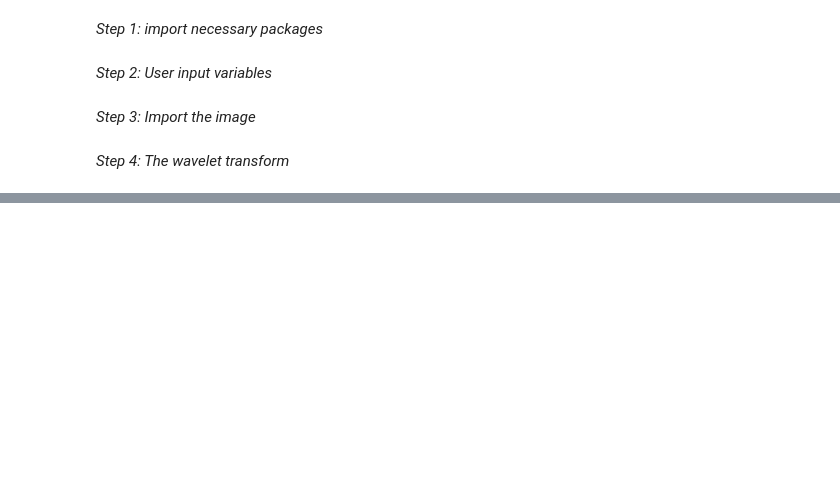
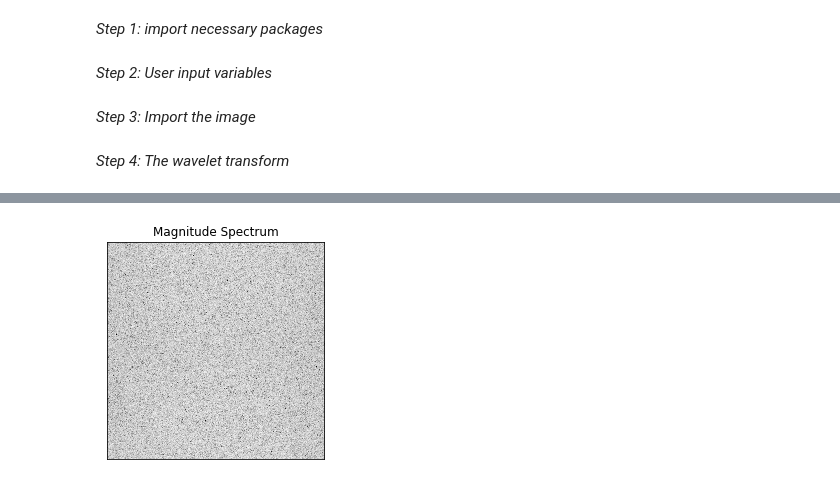
Before and after one commit to hhelmbre/Rockstar-Lifestyle, a Jupyter notebook: examples/Wavelets-for-funsies.ipynb, the cells around one changed output, grey strips where cells are left out. Saved outputs shown, nothing was run; the diff lists cells and outputs as text; code cells hidden in the pictures; blank space fills up the shorter version.

```diff
--- a/examples/Wavelets-for-funsies.ipynb
+++ b/examples/Wavelets-for-funsies.ipynb
@@ -28,0 +69,6 @@ image = np.array(g)
+# %%
+m_spec = ft.Magnitude_Spectrum(LH)
+# %%
+ft.Plot_M_Spec(m_spec)
+# %% [output]
+[figure, added]
```
Also changed, not shown: parts of 7 cells of this notebook.
